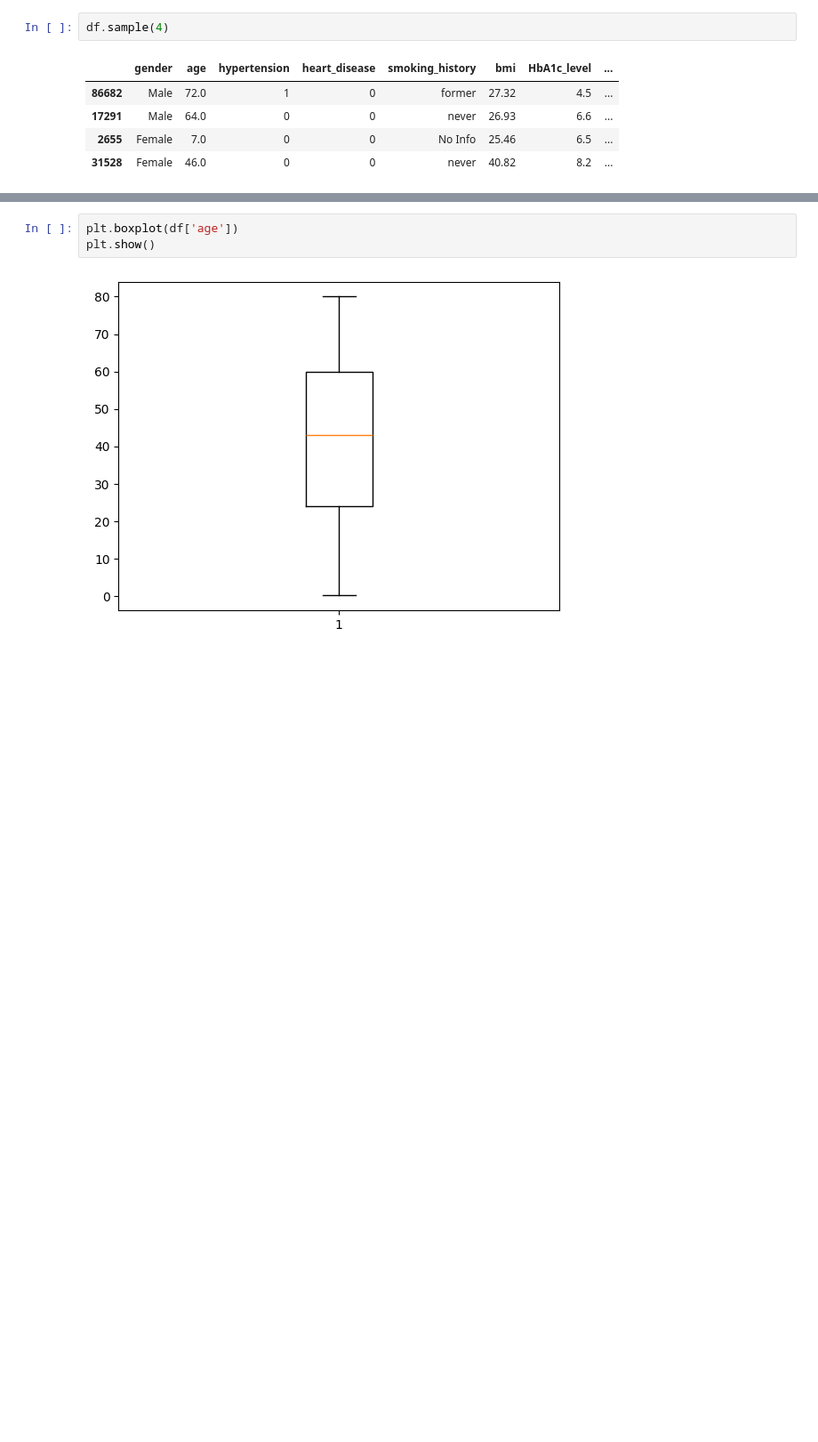
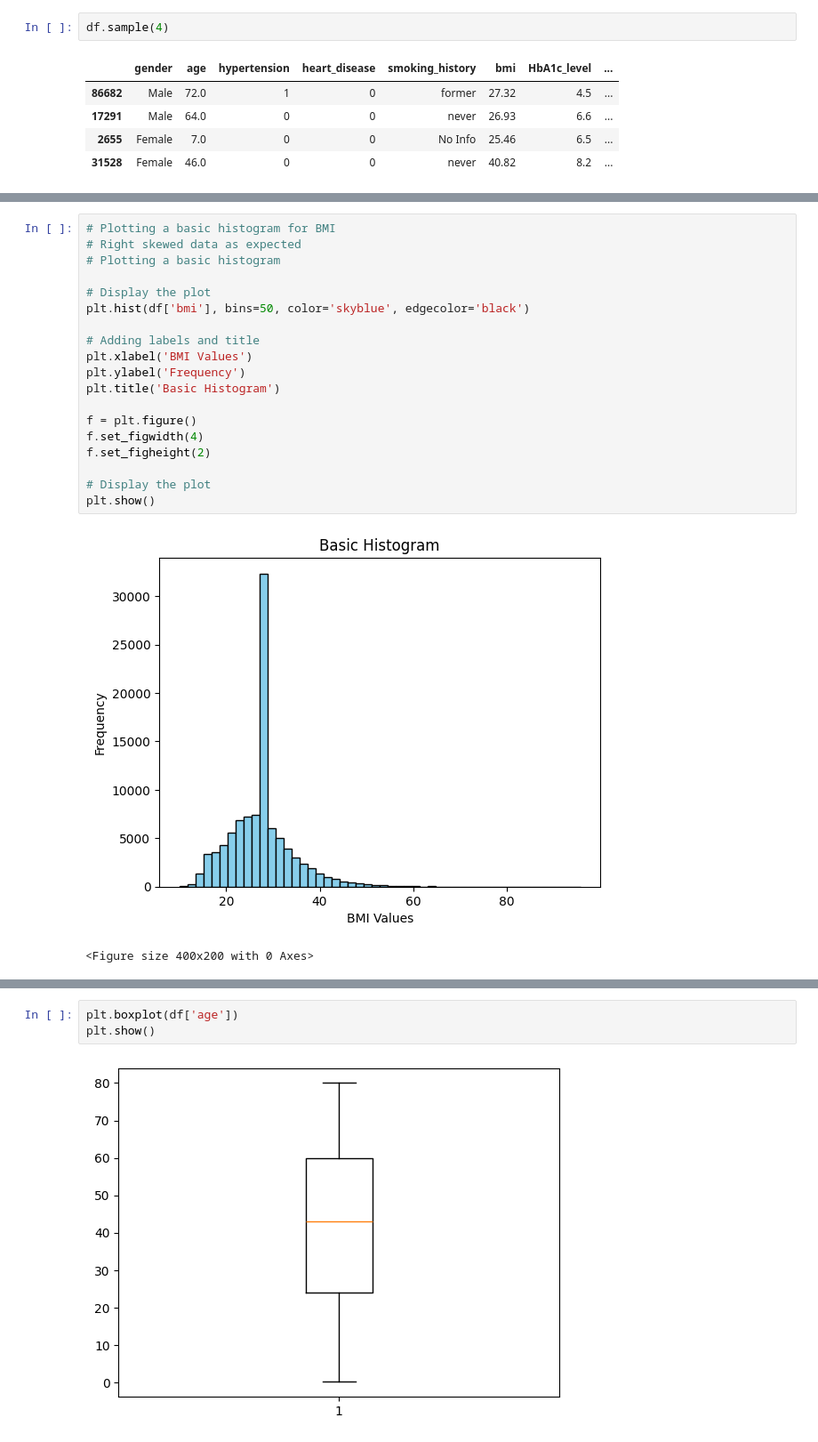
Before and after one commit to suchirmm/predictive_ml_, a Jupyter notebook: health_classification.ipynb, the cells around one changed output, grey strips where cells are left out. Shown at 89% size. Drawn from its saved outputs; the diff is of its cells as text; blank space fills up the shorter version.

```diff
--- a/health_classification.ipynb
+++ b/health_classification.ipynb
@@ -250,3 +324,25 @@ plt.title('Basic Histogram')
 plt.show()
 # %% [output]
 [figure]
+# %%
+# Plotting a basic histogram for BMI
+# Right skewed data as expected
+# Plotting a basic histogram
+
+# Display the plot
+plt.hist(df['bmi'], bins=50, color='skyblue', edgecolor='black')
+
+# Adding labels and title
+plt.xlabel('BMI Values')
+plt.ylabel('Frequency')
+plt.title('Basic Histogram')
+
+f = plt.figure()
+f.set_figwidth(4)
+f.set_figheight(2)
+
+# Display the plot
+plt.show()
+# %% [output]
+[figure, added]
+<Figure size 400x200 with 0 Axes>
```
Also changed, not shown: parts of 20 cells of this notebook.
